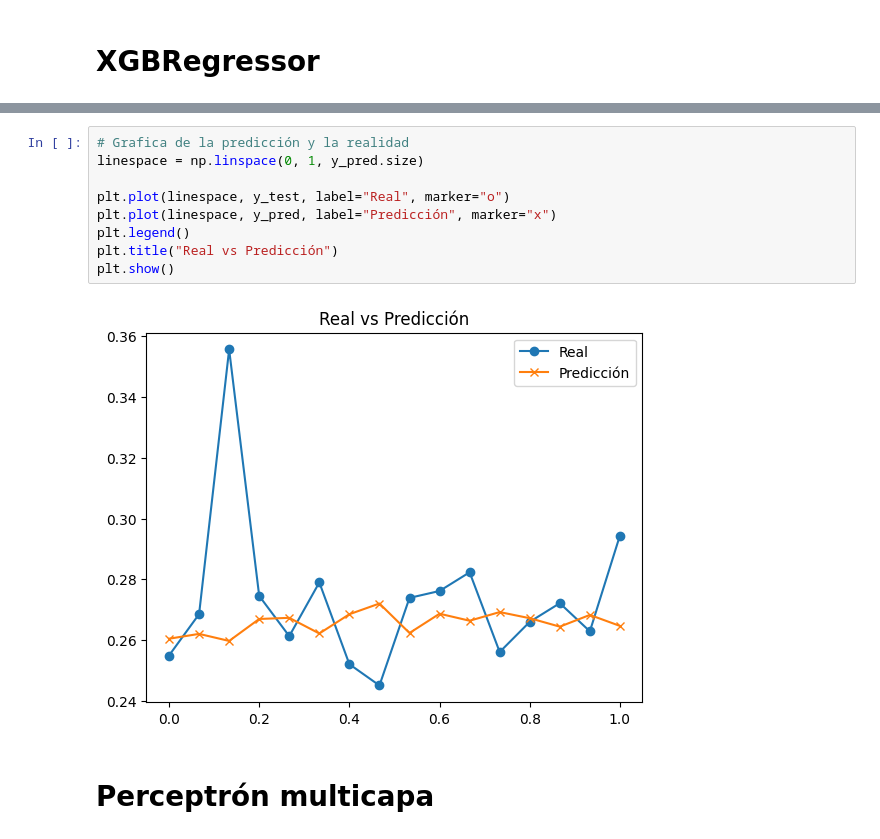
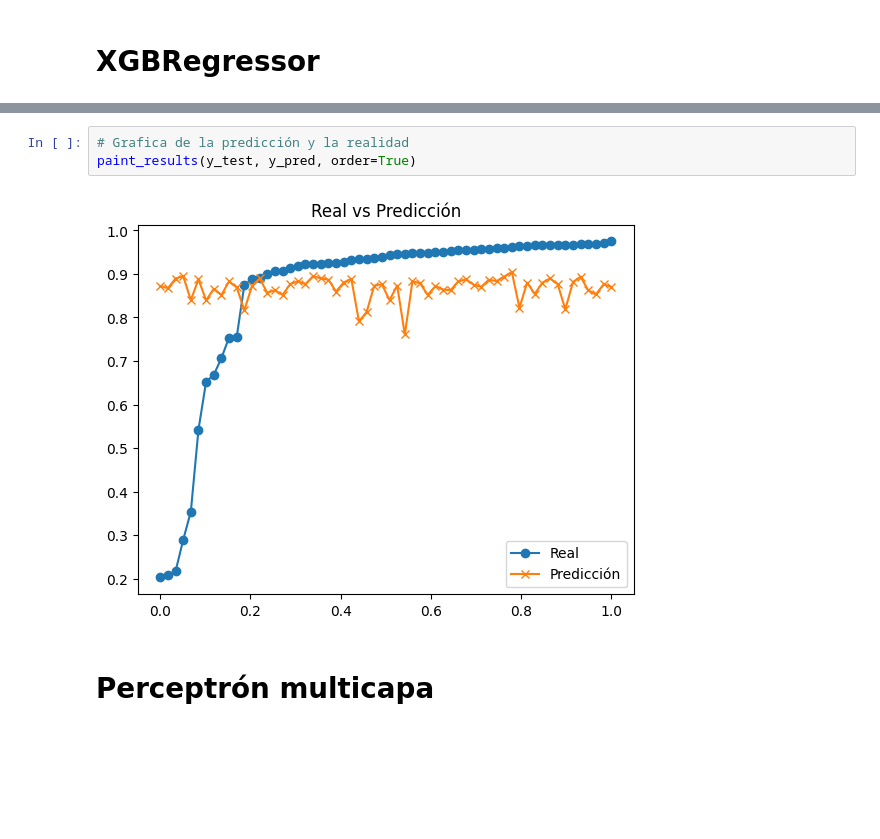
Before and after one commit to TT-NAS/NAS, a Jupyter notebook: sustituto/laboratory.ipynb, the cells around one changed output, grey strips where cells are left out. Drawn from its saved outputs; the diff is of its cells as text; blank space fills up the shorter version.

```diff
--- a/sustituto/laboratory.ipynb
+++ b/sustituto/laboratory.ipynb
@@ -162,14 +157,8 @@ R² Score: -0.2800029377915567
-# %%
-# Grafica de la predicción y la realidad
-linespace = np.linspace(0, 1, y_pred.size)
-
-plt.plot(linespace, y_test, label="Real", marker="o")
-plt.plot(linespace, y_pred, label="Predicción", marker="x")
-plt.legend()
-plt.title("Real vs Predicción")
-plt.show()
-# %% [output]
-[figure, removed]
+# %%
+# Grafica de la predicción y la realidad
+paint_results(y_test, y_pred, order=True)
+# %% [output]
+[figure, added]
 # %% [markdown]
 # Perceptrón multicapa
 # %%
```
Also changed, not shown: parts of 12 cells of this notebook, 16 other files.
